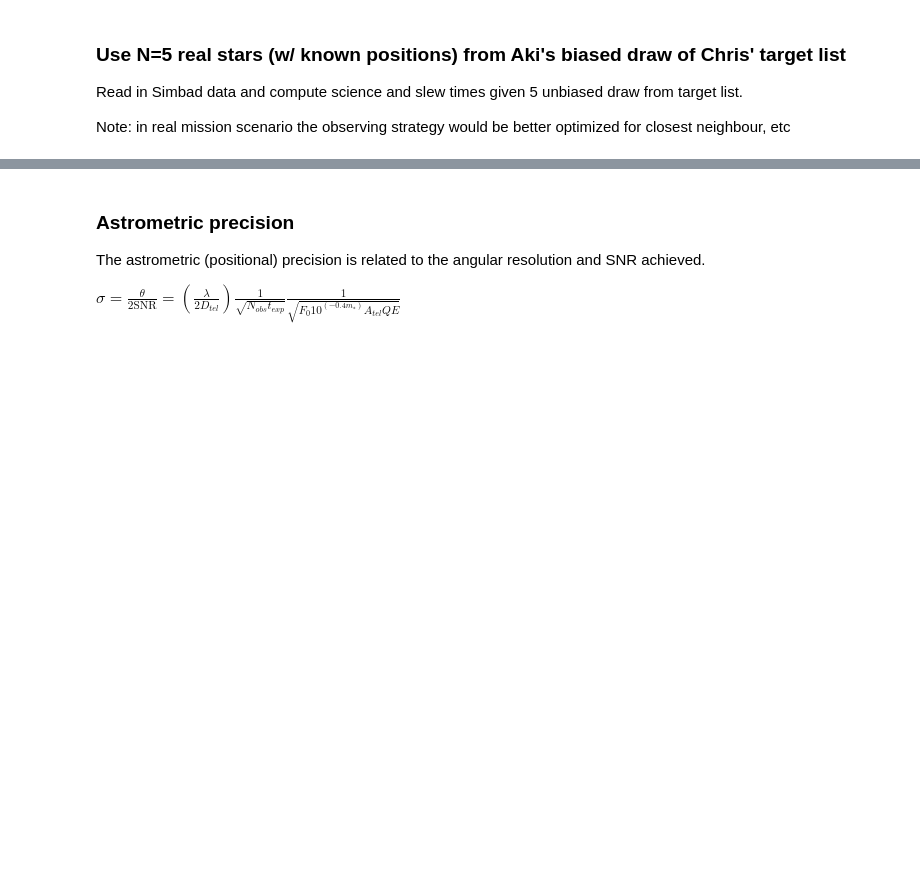
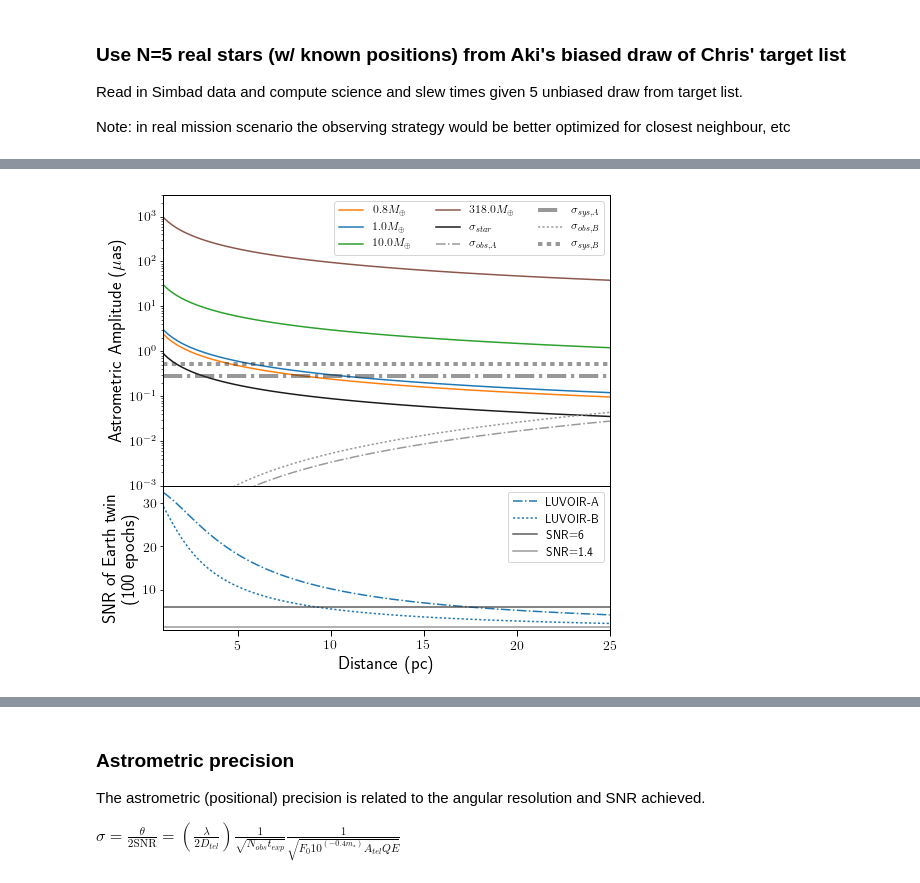
Before and after one commit to jlustigy/luvoir_hec_drm, a Jupyter notebook: astrometry.ipynb, the cells around one changed output, grey strips where cells are left out. Saved outputs shown, nothing was run; the diff lists cells and outputs as text; code cells hidden in the pictures; blank space fills up the shorter version.

```diff
--- a/astrometry.ipynb
+++ b/astrometry.ipynb
@@ -376,3 +526,85 @@ def match_stellar_type(s, verbose = True):
 Read in Simbad data and compute science and slew times given 5 unbiased draw from target list.
 
 Note: in real mission scenario the observing strategy would be better optimized for closest neighbour, etc
+# %%
+# Reproduce Mark Postman's plot for consistency check
+from mpl_toolkits.axes_grid1 import make_axes_locatable
+
+d_test = np.linspace(1, 25, 100) # distance array
+apparent_mags = get_apparent_mag(d_test, abs_mag=4.83) #apparent magnitude of sunlike star at different distances
+
+sys_error = dict({'A':0.28, 'B': 0.53}) #micro-arcseconds
+F0 = get_photon_flux(0.) #get flux [phot m^-2 s^-1] of 0th magnitude star
+#F0 = 1000*5500.*1e4 #phot m^-2 s^-1
+#F0 = get_F0_AB(5500.)
+print("Photon flux [phot m^-2 s^-1] of 0th magnitude star (Vega): {}".format(F0))
+print("{} {}".format(1000*5500.*1e4, get_F0_AB(5500.)))
+
+ms = 1.0
+mp = np.array([0.8, 1.0, 10, 318])
+
+fig = plt.figure(figsize=(8,8))
+ax = fig.add_subplot(111)
+divider = make_axes_locatable(ax)
+ax2 = divider.append_axes("bottom", 2, pad=0.0, sharex=ax)
+colors = ['C1', 'C0', 'C2', 'C5']
+planet_labels = ['Venus twin', 'Earth twin', 'Super-Earth/Mini-Neptune', 'Jupiter twin']
+for ii in range(len(mp)):
+    ax.plot(d_test, get_astrometric_amplitude(mp[ii], ms, 1.0, d_test), #lw=4-ii,
+             label=r"${}M_{{\oplus}}$".format(mp[ii]), color=colors[ii])
+#             label=planet_labels[ii], color=colors[ii])
+
+stellar_errors = get_stellar_jitter_astrometric(d_test, inc=np.pi/2.,
+                                                p=24.47, jitter_rv_sun=0.38,
+                                                f=1.0)
+ax.plot(d_test, stellar_errors, color='0.1', label=r'$\sigma_{{star}}$')
+
+earth_wobble_signal = get_astrometric_amplitude(1., ms, 1.0, d_test)
+linestyles={'A': '-.', 'B': ':'}
+for arch in ['A', 'B']:
+#     dia, area, t_exp = get_telescope_architecture(arch, t_A=300., t_B=1200.)
+    dia, area, t_exp = get_telescope_architecture(arch, t_A=10., t_B=50.)
+
+    #t_exp/=10
+    print("Arch {} has d={}, A={}, t={}".format(arch, dia, area, t_exp))
+    f_equiv = get_equivalent_flux(apparent_mags, F0=F0, A_tel=area)
+    sigmas = get_astrometric_precision(f_equiv, t_exp, d_tel=dia)
+    pm_errors = np.array([get_pm_error(sigma, Nepochs=6., t_tot=2.0) for sigma in sigmas]) * 1e6
+
+    #plt.plot(d_test, sigmas*180/np.pi * 3600.*1e6, '--', label='single-epoch uncertainty')
+#    ax.plot(d_test, sigmas*1e6, color='purple', ls=linestyles[arch], label=r'$\sigma_{{obs, {}}}$'.format(arch))
+
+#    ax.plot(d_test, pm_errors, color='0.7', ls=linestyles[arch], label=r'$\sigma_{{obs, {}}}$'.format(arch))
+#    ax.axhline(sys_error[arch], color='0.3', ls=linestyles[arch], alpha=0.5, lw=6, label=r'$\sigma_{{sys, {}}}$'.format(arch))
+#     if arch == 'A':
+#         ax3 = ax.twiny()
+#         exposure_times = get_exposure_time(earth_wobble_signal*1e-6, f_equiv, d_tel=dia)
+#         ax3.plot(exposure_times, 0*exposure_times)
+#         ax3.cla()
+#         ax3.set_xlabel('Exposure Time (s)')
+#         ax3.set_xscale('log')
+    #plt.plot(d_interesting, pm_errors_interesting*1e6, 'o')
+    tot_noise = np.sqrt((sigmas*1e6)**2 + sys_error[arch]**2 + stellar_errors**2)
+    ax.plot(d_test, sigmas*1e6, color='0.6', ls=linestyles[arch], label=r'$\sigma_{{obs, {}}}$'.format(arch))
+    ax.plot(d_test, sys_error[arch]+d_test*0., '0.2', alpha=0.5, lw=4, ls=linestyles[arch], label=r'$\sigma_{{sys, {}}}$'.format(arch))
+#    ax.plot(d_test, tot_noise, 'y-')
+    _epochs = (6.*tot_noise/earth_wobble_signal)**2
+    print(_epochs[np.argmin(abs(d_test-19.9))])
+    ax2.plot(d_test, earth_wobble_signal/(tot_noise/np.sqrt(100.)), color=colors[1], ls=linestyles[arch], label='LUVOIR-{}'.format(arch))
+ax.set_yscale('log')
+ax.set_ylabel('Astrometric Amplitude ($\mu$as)')
+#ax.set_xlabel('Distance (pc)')
+ax.set_xlim((d_test[0], d_test[-1]))
+ax.set_ylim((0.001, 3000.))
+ax.legend(fontsize=12, ncol=3)
+plt.setp(ax.get_xticklabels(), visible=False)
+ax2.axhline(6, color='0.2', label='SNR=6', alpha=0.8)
+ax2.axhline(1.4, color='0.5', label='SNR=1.4', alpha=0.8)
+ax2.set_ylabel('SNR of Earth twin\n(100 epochs)')
+ax2.set_xlabel('Distance (pc)')
+ax2.legend(fontsize=12)
+plt.subplots_adjust(hspace=0.)
+plt.savefig('signal_noise.png', dpi=100)
+#ax2.set_yscale('log')
+print(get_astrometric_amplitude(1.0, 1.0, 1.0, 10.))
+# %% [output]
@@ -379,2 +618,3 @@ Note: in real mission scenario the observing strategy would be better optimized
+[figure, added]
 # %%
 # Set up number of universes we wish to observe, making Ndraw targets per universe
```
Also changed, not shown: parts of 30 cells of this notebook.
